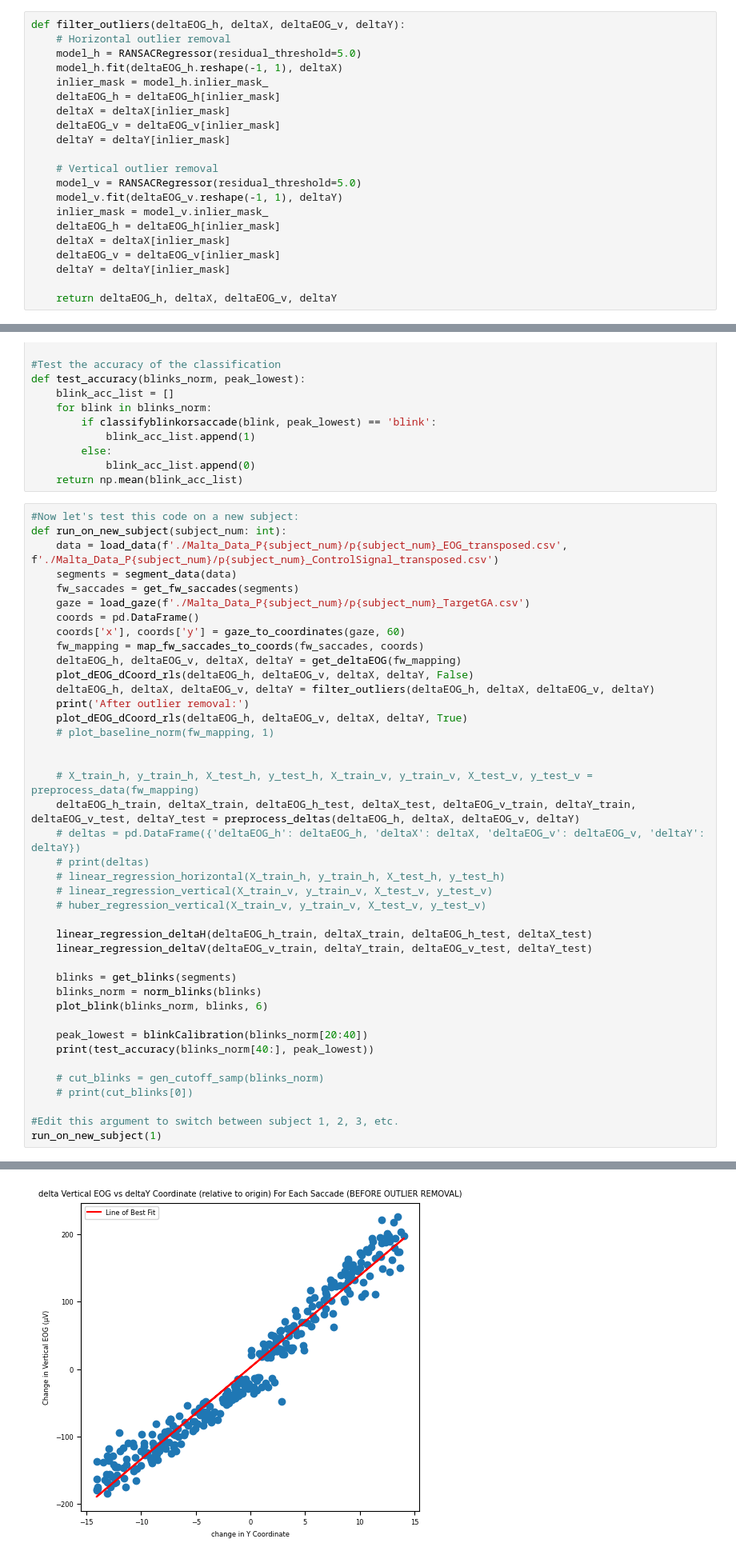
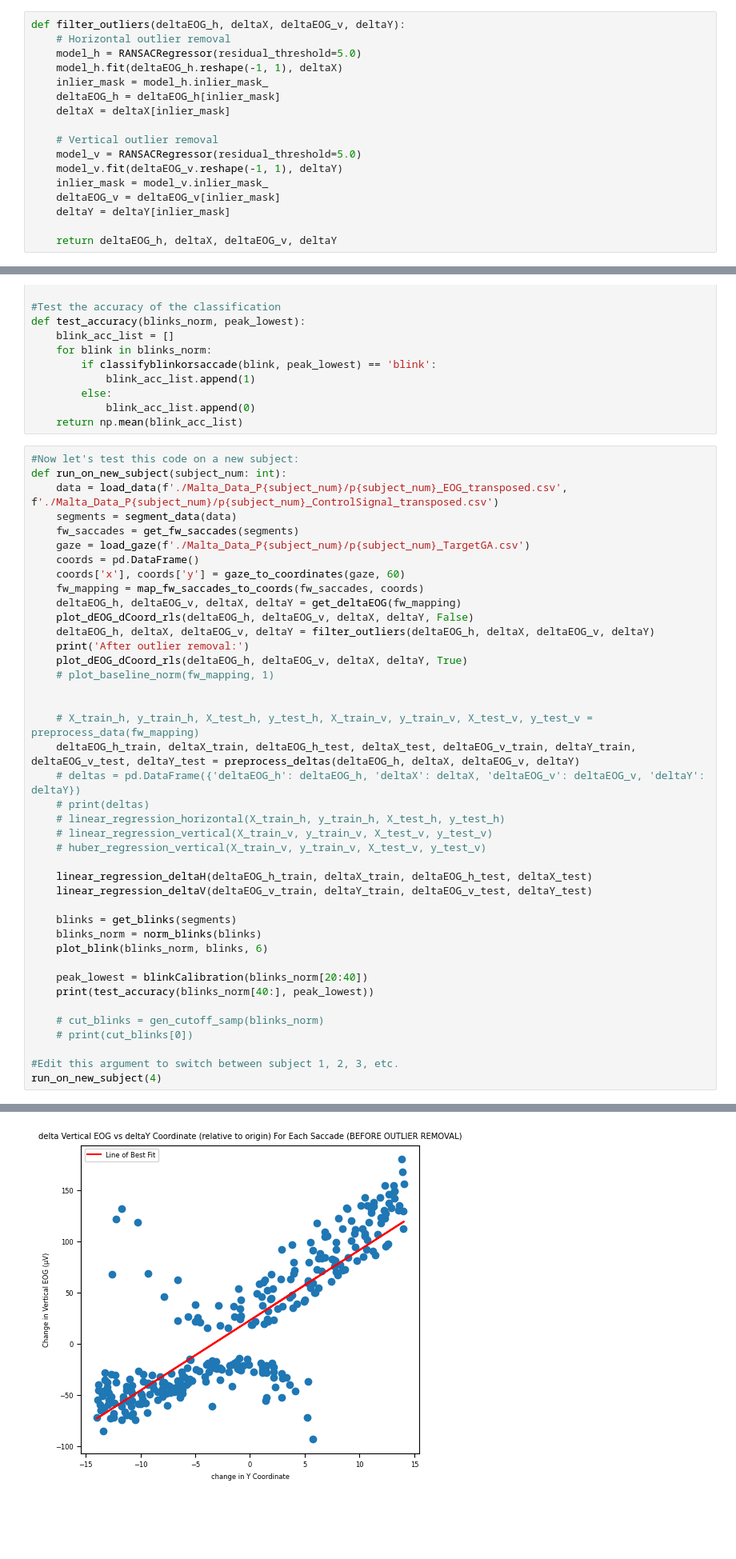
Before and after one commit to GTMRC-Industry/EOG-Software, a Jupyter notebook: EOG_Research.ipynb, the cells around one changed output, grey strips where cells are left out. Shown: that part at 80% size. Cells and saved outputs as stored; diff of their text form; blank space fills up the shorter version.

```diff
--- a/EOG_Research.ipynb
+++ b/EOG_Research.ipynb
@@ -239,15 +202,11 @@ def filter_outliers(deltaEOG_h, deltaX, deltaEOG_v, deltaY):
     inlier_mask = model_h.inlier_mask_
     deltaEOG_h = deltaEOG_h[inlier_mask]
     deltaX = deltaX[inlier_mask]
-    deltaEOG_v = deltaEOG_v[inlier_mask]
-    deltaY = deltaY[inlier_mask]
 
     # Vertical outlier removal
     model_v = RANSACRegressor(residual_threshold=5.0)
     model_v.fit(deltaEOG_v.reshape(-1, 1), deltaY)
     inlier_mask = model_v.inlier_mask_
-    deltaEOG_h = deltaEOG_h[inlier_mask]
-    deltaX = deltaX[inlier_mask]
     deltaEOG_v = deltaEOG_v[inlier_mask]
     deltaY = deltaY[inlier_mask]
 
@@ -553,7 +512,7 @@ def run_on_new_subject(subject_num: int):
     # print(cut_blinks[0])
 
 #Edit this argument to switch between subject 1, 2, 3, etc.
-run_on_new_subject(1)
+run_on_new_subject(4)
 # %% [output]
 After outlier removal:
 -----------------------------------------------------
@@ -571 +530 @@ RMSE: 1.4083382270168632
-[figure, old version]
+[figure, new version]
```
Also changed, not shown: parts of 2 cells of this notebook, 1 other file.
